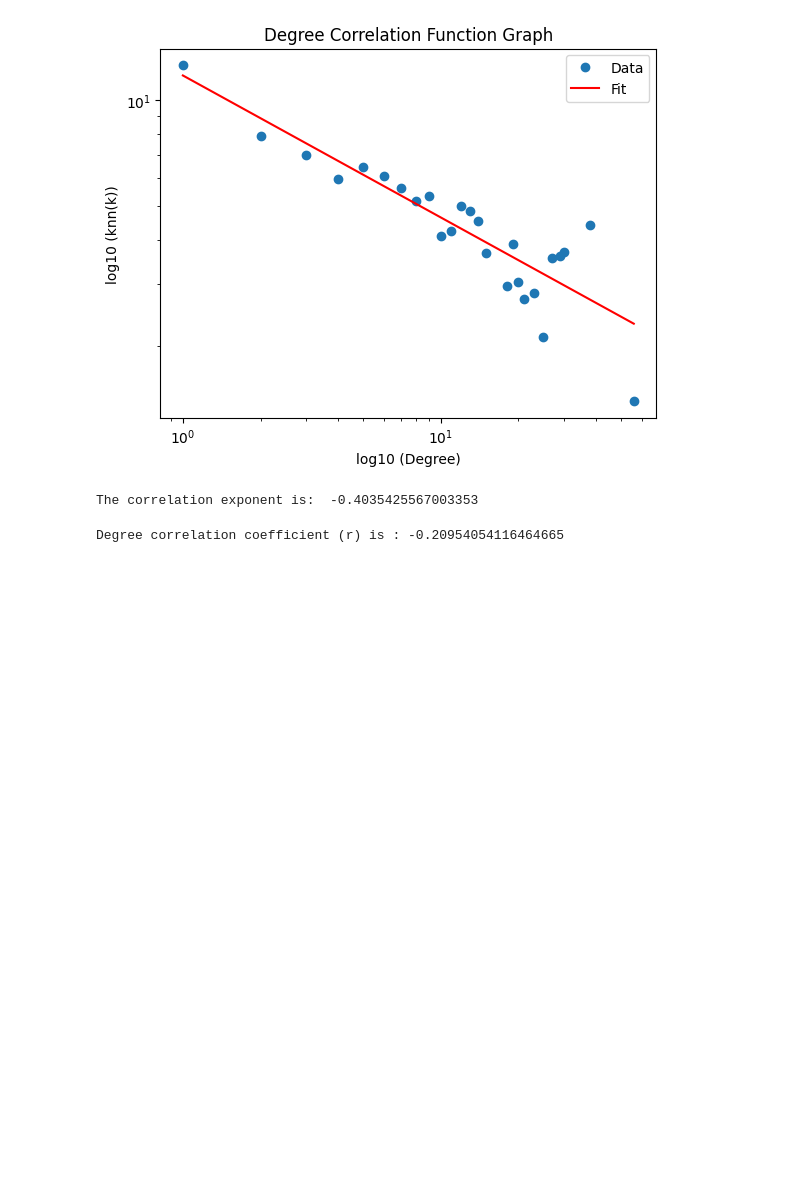
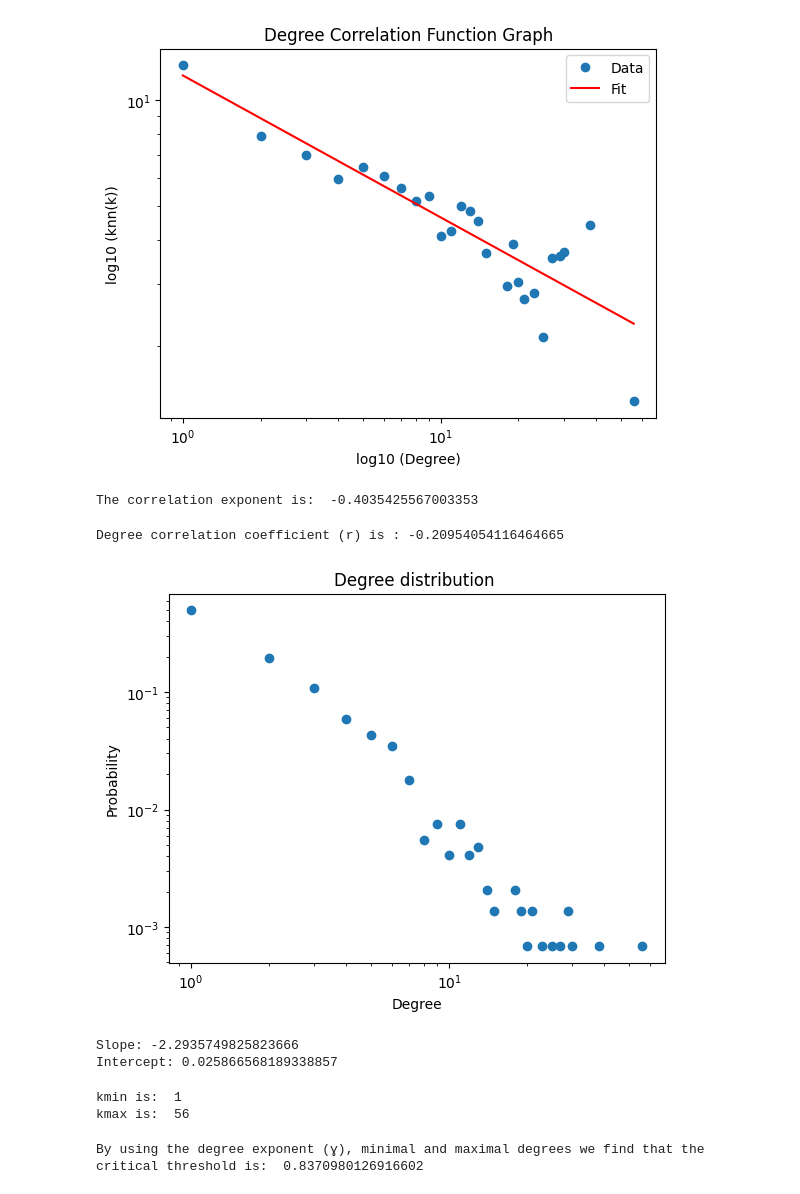
Before and after one commit to elifbuyukorhan/NetworkScience, a Jupyter notebook: bio_yeast_graph.ipynb, the cells around one changed output. Saved outputs shown, nothing was run; the diff lists cells and outputs as text; code cells hidden in the pictures; blank space fills up the shorter version.

Commit message:
new graph added and task3 completed.

```diff
--- a/bio_yeast_graph.ipynb
+++ b/bio_yeast_graph.ipynb
@@ -101,3 +148,55 @@ degree_corr_coeff = nx.degree_pearson_correlation_coefficient(bio_graph)
 print("Degree correlation coefficient (r) is :", degree_corr_coeff)
 # %% [output]
 Degree correlation coefficient (r) is : -0.20954054116464665
+# %%
+# Get the degree distribution of the graph
+degree_sequence = sorted([d for n, d in bio_graph.degree()], reverse=True)
+degree_count = nx.degree_histogram(bio_graph)
+
+# Calculate the probability distribution function
+p_k = [float(i)/sum(degree_count) for i in degree_count]
+
+# Plot the degree distribution and the probability distribution function
+plt.loglog(range(len(degree_count)), p_k, 'o')
+plt.title("Degree distribution ")
+plt.xlabel("Degree")
+plt.ylabel("Probability")
+plt.show()
+# %% [output]
+[figure, added]
+# %%
+# Remove zero values from the degree count list
+degree_count = [count for count in degree_count if count != 0]
+
+# Calculate the probability distribution function
+p_k = [float(i)/sum(degree_count) for i in degree_count]
+
+# Calculate the logarithmic values
+logx = np.log10(range(1, len(degree_count)+1))
+logy = np.log10(p_k)
+
+# Fit a linear regression model to the data
+slope, intercept, r_value, p_value, std_err = stats.linregress(logx, logy)
+
+# Print the slope and intercept of the line
+print("Slope:", slope)
+print("Intercept:", intercept)
+# %% [output]
+Slope: -2.2935749825823666
+Intercept: 0.025866568189338857
+# %%
+kmin = min(degree_sequence)
+print('kmin is: ', kmin)
+kmax = max(degree_sequence)
+print('kmax is: ', kmax)
+# %% [output]
+kmin is:  1
+kmax is:  56
+# %%
+gama = -slope
+A = (gama-2)/(3-gama)
+B = (A*(kmax**(3-gama)))
+fc = 1 - (1/(B-1))
+print("By using the degree exponent (ɣ), minimal and maximal degrees we find that the critical threshold is: ", fc)
+# %% [output]
+By using the degree exponent (ɣ), minimal and maximal degrees we find that the critical threshold is:  0.8370980126916602
```
Also changed, not shown: parts of 8 cells of this notebook, 1 other file.
